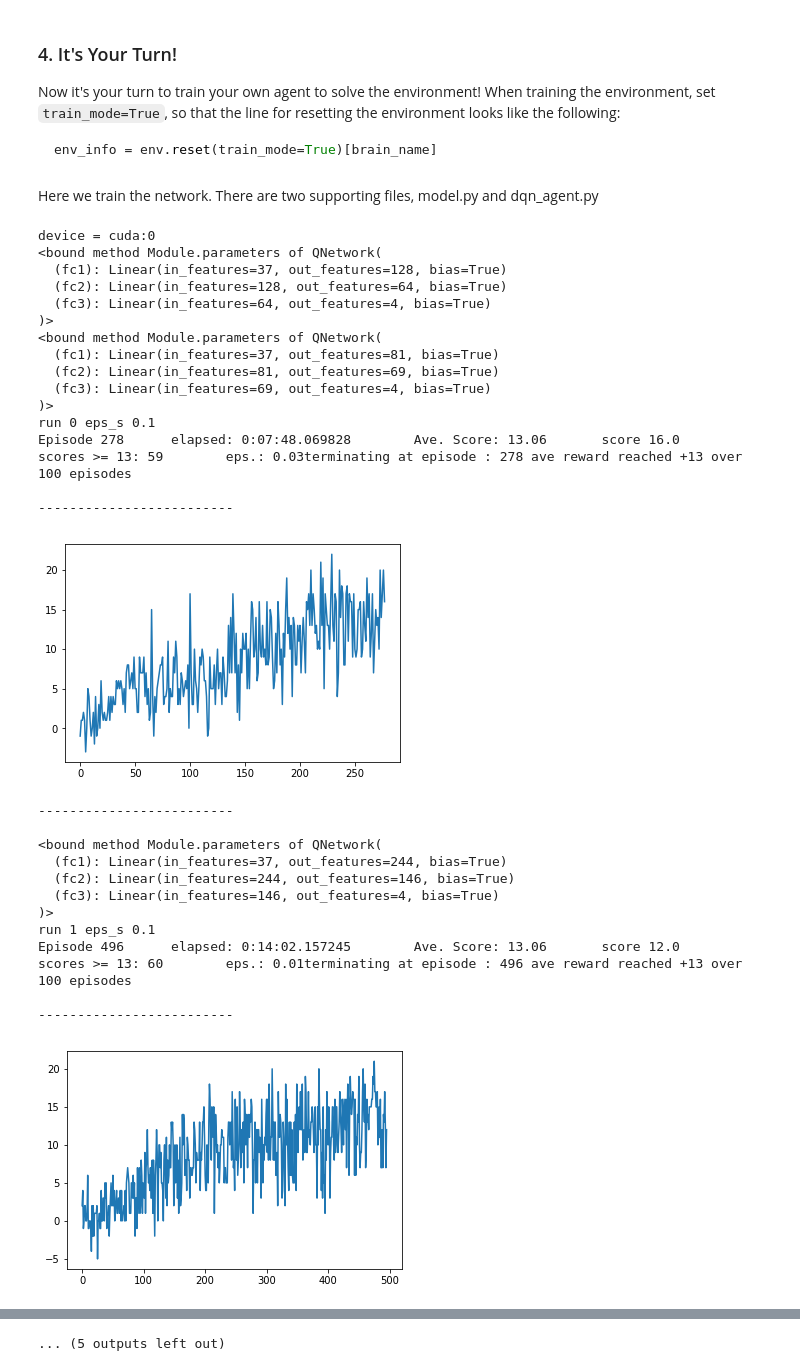
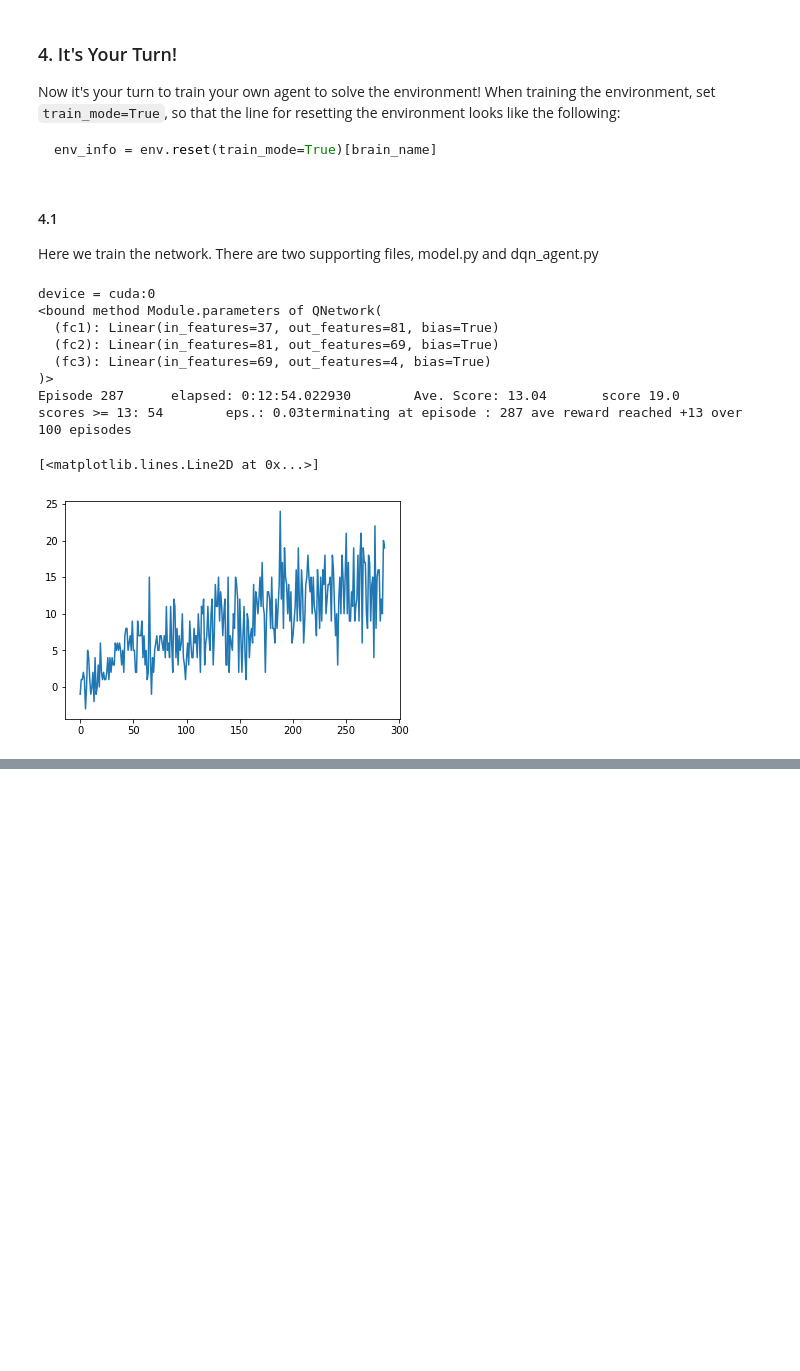
Before and after one commit to shogan50/p1_navigation, a Jupyter notebook: Navigation.ipynb, the cells around one changed output, grey strips where cells are left out. Drawn from its saved outputs; the diff is of its cells as text; code cells hidden in the pictures; blank space fills up the shorter version.

````diff
--- a/Navigation.ipynb
+++ b/Navigation.ipynb
@@ -28,7 +28,7 @@ env = UnityEnvironment(file_name="Banana.app")
 ```
 # %%
 env_path = "C:\\Users\\scotth\\Google Drive\\deep-reinforcement-learning\\p1_navigation\\Banana_Windows_x86_64\\Banana.exe"
-env = UnityEnvironment(file_name=env_path,no_graphics = True)
+env = UnityEnvironment(file_name=env_path)
 # %% [output]
 INFO:unityagents:
 'Academy' started successfully!
@@ -127,6 +127,7 @@ Now it's your turn to train your own agent to solve the environment!  When train
 env_info = env.reset(train_mode=True)[brain_name]
 ```
 # %% [markdown]
+#### 4.1
 Here we train the network.  There are two supporting files, model.py and dqn_agent.py
 # %%
 import time
@@ -172,53 +173,34 @@ def dqn(n_episodes=2000, max_t=1000, eps_start=.99, eps_end=0.01, eps_decay = .9
             agent.step(state,action,reward,next_state, done)
             score += reward
             state = next_state
             if done:
                 break
         scores_window.append(score)
         scores.append(score)
 
         eps = max(eps_end,eps_decay*eps)
 
         count = 0
         for j in range(len(scores_window)):
             if scores_window[j] >= 13:
                 count+=1
         elapsed = datetime.timedelta(seconds = time.time()-start_time)
         print('\rEpisode {}\t elapsed: {}\tAve. Score: {:.2f} \tscore {} \tscores >= 13: {} \teps.: {:.2f}'.format(i_episode, elapsed,np.mean(scores_window),score, count,eps), end="")
         if np.mean(scores_window) >=13:  #this is where we check to see if we have met the completion criteria.
             print("terminating at episode :", i_episode, "ave reward reached +13 over 100 episodes")
             break
     torch.save(agent.qnetwork_local.state_dict(), 'checkpoint'+str(run)+'.pth')
     return scores,i_episode
 
-scores = dqn(eps_start = .1,run=run)
+scores, episodes = dqn(eps_start = .1,run=run)
 plt.plot(scores)
 # %% [output]
 device = cuda:0
-<bound method Module.parameters of QNetwork(
-  (fc1): Linear(in_features=37, out_features=128, bias=True)
-  (fc2): Linear(in_features=128, out_features=64, bias=True)
-  (fc3): Linear(in_features=64, out_features=4, bias=True)
-)>
 <bound method Module.parameters of QNetwork(
   (fc1): Linear(in_features=37, out_features=81, bias=True)
   (fc2): Linear(in_features=81, out_features=69, bias=True)
   (fc3): Linear(in_features=69, out_features=4, bias=True)
 )>
-run 0 eps_s 0.1
-Episode 278      elapsed: 0:07:48.069828        Ave. Score: 13.06       score 16.0      scores >= 13: 59        eps.: 0.03terminating at episode : 278 ave reward reached +13 over 100 episodes
-
--------------------------
+Episode 287      elapsed: 0:12:54.022930        Ave. Score: 13.04       score 19.0      scores >= 13: 54        eps.: 0.03terminating at episode : 287 ave reward reached +13 over 100 episodes
+[<matplotlib.lines.Line2D at 0x...>]
-[figure, old version]
+[figure, new version]
--------------------------
-
-<bound method Module.parameters of QNetwork(
-  (fc1): Linear(in_features=37, out_features=244, bias=True)
-  (fc2): Linear(in_features=244, out_features=146, bias=True)
-  (fc3): Linear(in_features=146, out_features=4, bias=True)
-)>
-run 1 eps_s 0.1
-Episode 496      elapsed: 0:14:02.157245        Ave. Score: 13.06       score 12.0      scores >= 13: 60        eps.: 0.01terminating at episode : 496 ave reward reached +13 over 100 episodes
-
--------------------------
-[figure, removed]
@@ -273,2 +207 @@ Episode 354      elapsed: 0:10:14.958350        Ave. Score: 13.02       score 15
-... (5 outputs left out)
 # %% [markdown]
````
Also changed, not shown: parts of 4 cells of this notebook.
